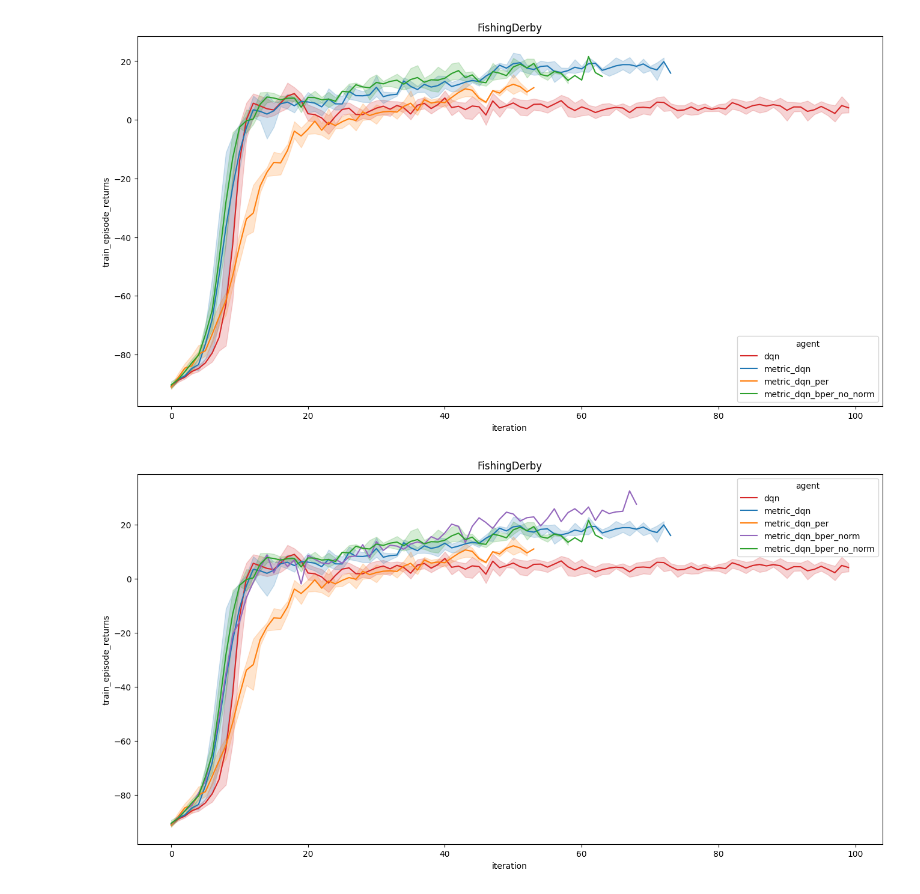
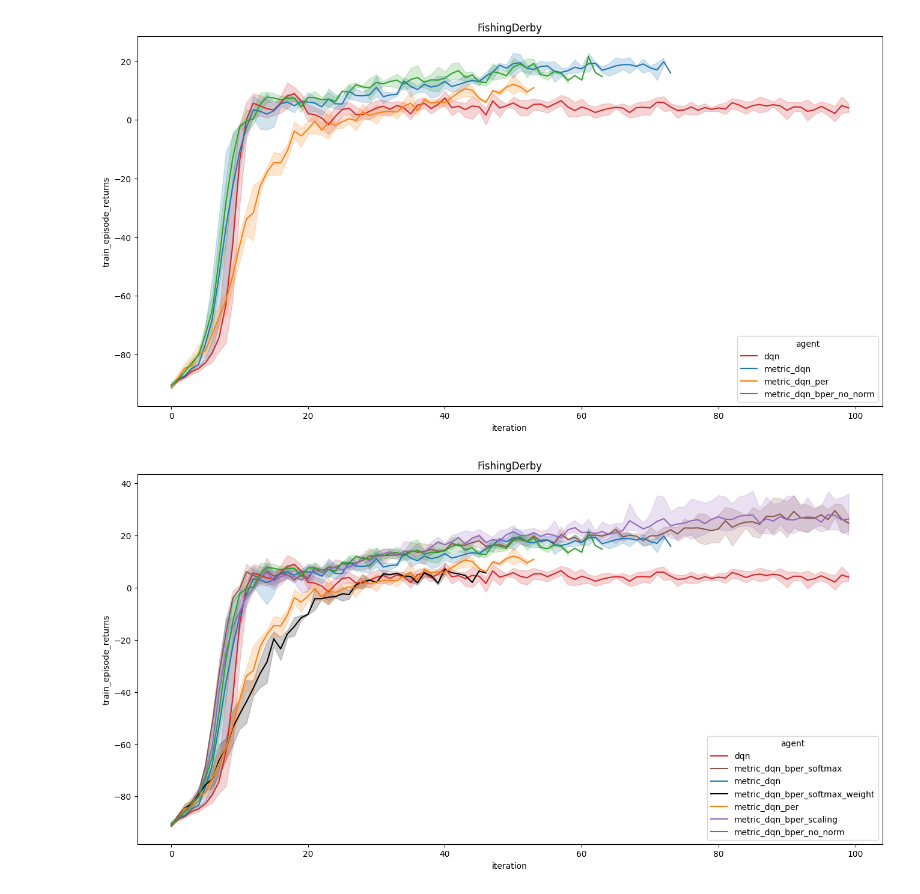
Before and after one commit to ZosoV/bisimulation-PER, a Jupyter notebook: jupyter_notebooks/load_statistics.ipynb, the cells around one changed output. Drawn from its saved outputs; the diff is of its cells as text; code cells hidden in the pictures.

```diff
--- a/jupyter_notebooks/load_statistics.ipynb
+++ b/jupyter_notebooks/load_statistics.ipynb
@@ -247,6 +247,9 @@ def plot_game(game, dataframes):
         "dqn": "#d62728",               # Red
         "metric_dqn_bper_norm": "#9467bd", # Purple
         "metric_dqn_bper_no_norm": "#2ca02c",  # Green
+        "metric_dqn_bper_scaling": "#9467bd", # Brown
+        "metric_dqn_bper_softmax": "#8c564b", # Pink
+        "metric_dqn_bper_softmax_weight": "#000000", # Light Pink
 
     }
 
@@ -290,34 +318,37 @@ plot_game(game = game, dataframes = dataframes)
 # NOTE: Synchronize the results from the ssh server before runing the next cell
 
 game = 'FishingDerby_past_logs'
 results = read_experiment( log_path = f"logs/{game}/",
                      parameter_set= collections.OrderedDict([
-                         ('agent', ["metric_dqn", 'metric_dqn_per', 'metric_dqn_bper_no_norm']),
+                         ('agent', ["metric_dqn", 'metric_dqn_per',
+                                    'metric_dqn_bper_no_norm',
+                                    "metric_dqn_bper_scaling",
+                                    "metric_dqn_bper_softmax"]),
                          ('run_number', ['118398', '711872', '919409']),
                      ]),
                      job_descriptor='{}/{}',
                      summary_keys=['train_episode_returns'],)
 
 extra_results = read_experiment( log_path = f"logs/{game}/",
                      parameter_set= collections.OrderedDict([
-                         ('agent', ["metric_dqn_bper_norm"]),
-                         ('run_number', ['118398']),
+                         ('agent', ["metric_dqn_bper_softmax_weight"]),
+                         ('run_number', ['118398', '919409']),
                      ]),
                      job_descriptor='{}/{}',
                      summary_keys=['train_episode_returns'],)
 
 # Load dqn baseline data
 dataframes = load_baselines(load_path = 'outputs/baselines/dqn')
 
 # Merging the new results to the existing data frame
 game = "FishingDerby"
 dataframes[game] = dataframes[game].merge(
     results, how='outer')
 
 dataframes[game] = dataframes[game].merge(
     extra_results, how='outer')
 
 # Plot the baselines and my results
 plot_game(game = game, dataframes = dataframes)
 # %% [output]
-[figure, old version]
+[figure, new version]
```
Also changed, not shown: parts of 5 cells of this notebook, 19 other files.
